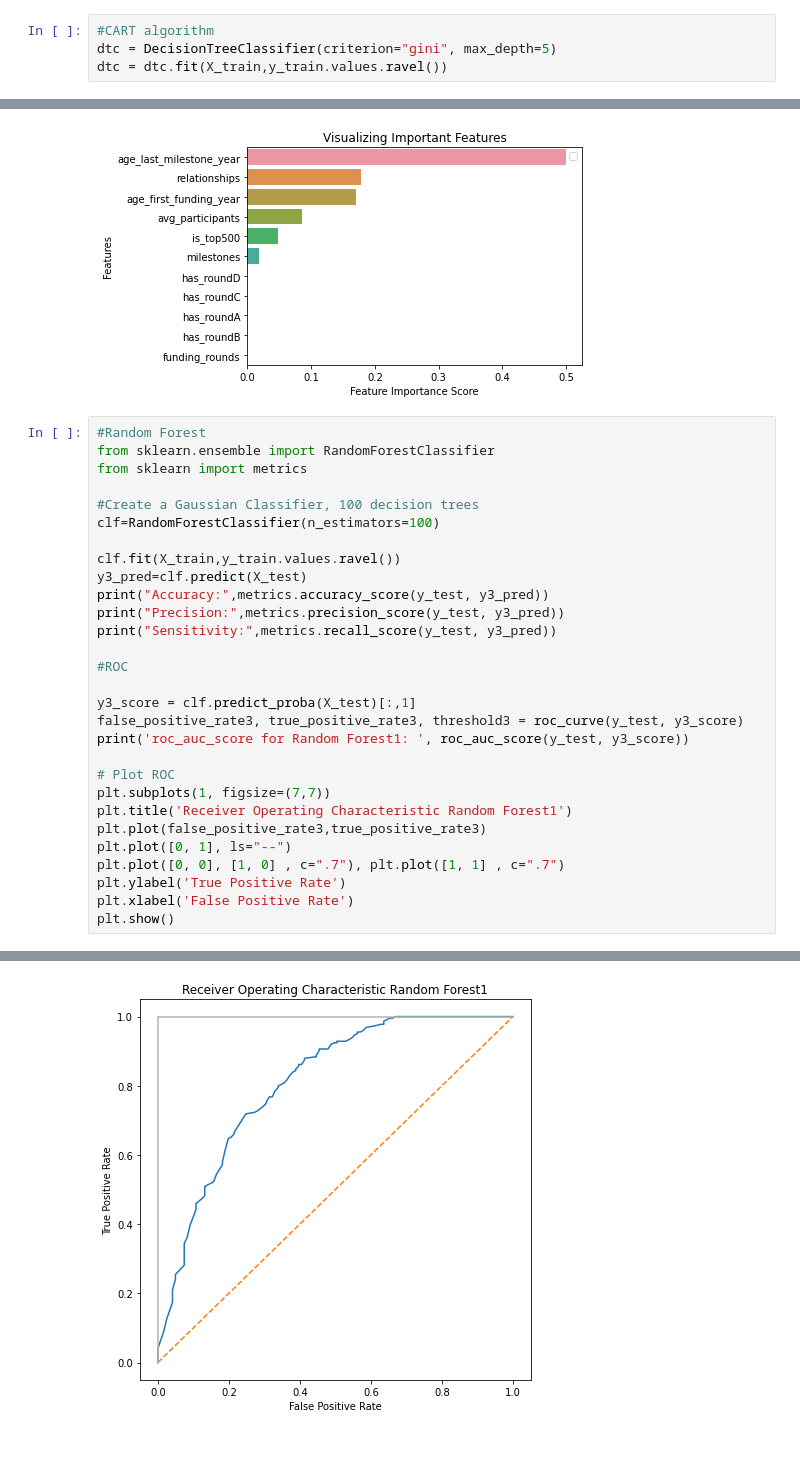
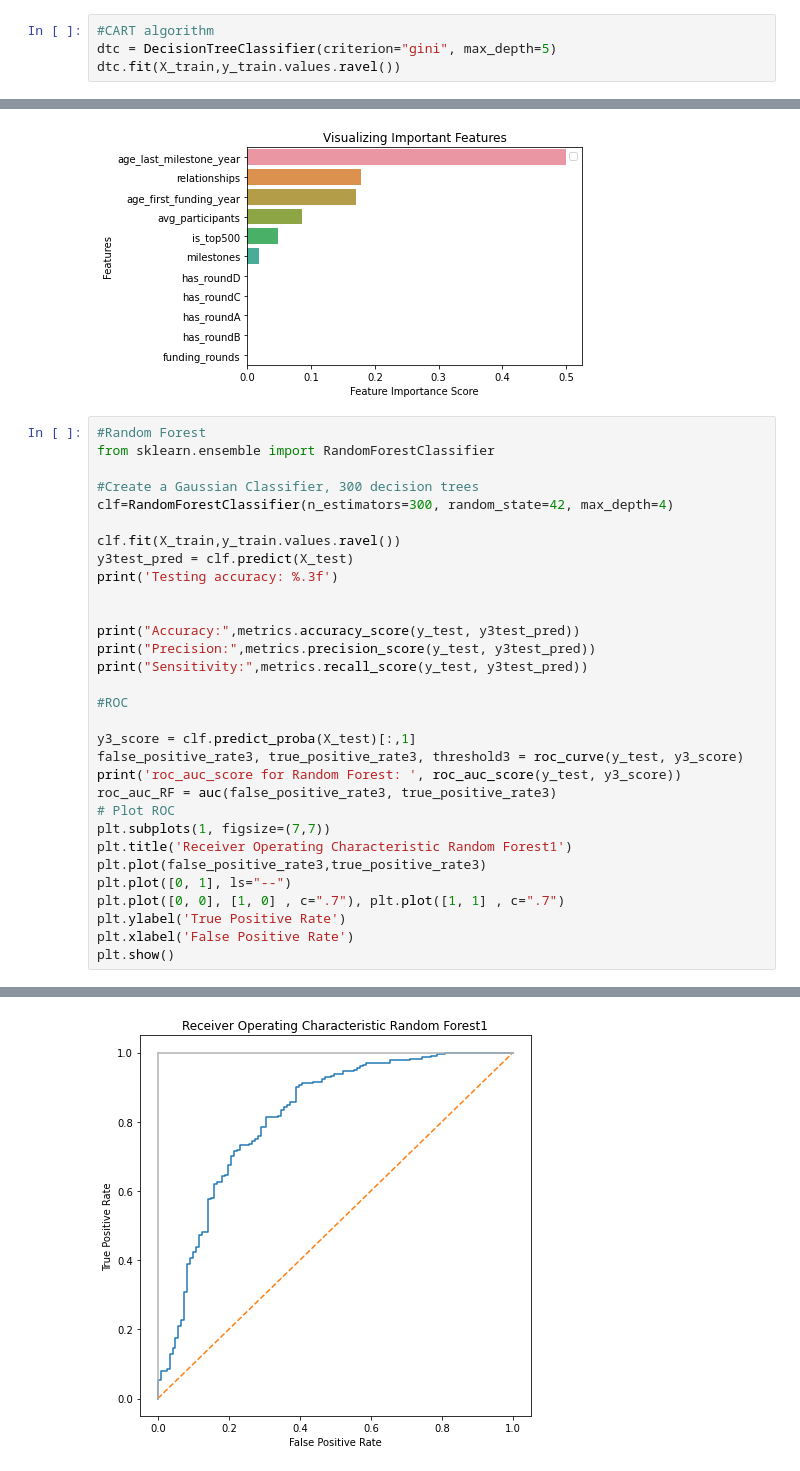
Before and after one commit to szeremetakasia/pythonProject2, a Jupyter notebook: Final Project.ipynb, the cells around one changed output, grey strips where cells are left out. Saved outputs shown, nothing was run; the diff lists cells and outputs as text.

Commit message:
Final Project - Startup Success/Failure Prediction

```diff
--- a/Final Project.ipynb
+++ b/Final Project.ipynb
@@ -268,4 +270,4 @@ roc_auc_score for Log Reg:  0.7930194805194805
 # %%
 #CART algorithm
 dtc = DecisionTreeClassifier(criterion="gini", max_depth=5)
-dtc = dtc.fit(X_train,y_train.values.ravel())
+dtc.fit(X_train,y_train.values.ravel())
@@ -375,23 +380,25 @@ No handles with labels found to put in legend.
 # %%
 #Random Forest
 from sklearn.ensemble import RandomForestClassifier
-from sklearn import metrics
 
-#Create a Gaussian Classifier, 100 decision trees
-clf=RandomForestClassifier(n_estimators=100)
+#Create a Gaussian Classifier, 300 decision trees
+clf=RandomForestClassifier(n_estimators=300, random_state=42, max_depth=4)
 
 clf.fit(X_train,y_train.values.ravel())
-y3_pred=clf.predict(X_test)
-print("Accuracy:",metrics.accuracy_score(y_test, y3_pred))
-print("Precision:",metrics.precision_score(y_test, y3_pred))
-print("Sensitivity:",metrics.recall_score(y_test, y3_pred))
+y3test_pred = clf.predict(X_test)
+print('Testing accuracy: %.3f')
+
+
+print("Accuracy:",metrics.accuracy_score(y_test, y3test_pred))
+print("Precision:",metrics.precision_score(y_test, y3test_pred))
+print("Sensitivity:",metrics.recall_score(y_test, y3test_pred))
 
 #ROC
 
 y3_score = clf.predict_proba(X_test)[:,1]
 false_positive_rate3, true_positive_rate3, threshold3 = roc_curve(y_test, y3_score)
-print('roc_auc_score for Random Forest1: ', roc_auc_score(y_test, y3_score))
-
+print('roc_auc_score for Random Forest: ', roc_auc_score(y_test, y3_score))
+roc_auc_RF = auc(false_positive_rate3, true_positive_rate3)
 # Plot ROC
 plt.subplots(1, figsize=(7,7))
 plt.title('Receiver Operating Characteristic Random Forest1')
@@ -409 +417 @@ roc_auc_score for Random Forest1:  0.8089580873671782
-[figure, old version]
+[figure, new version]
```
Also changed, not shown: parts of 11 cells of this notebook.
